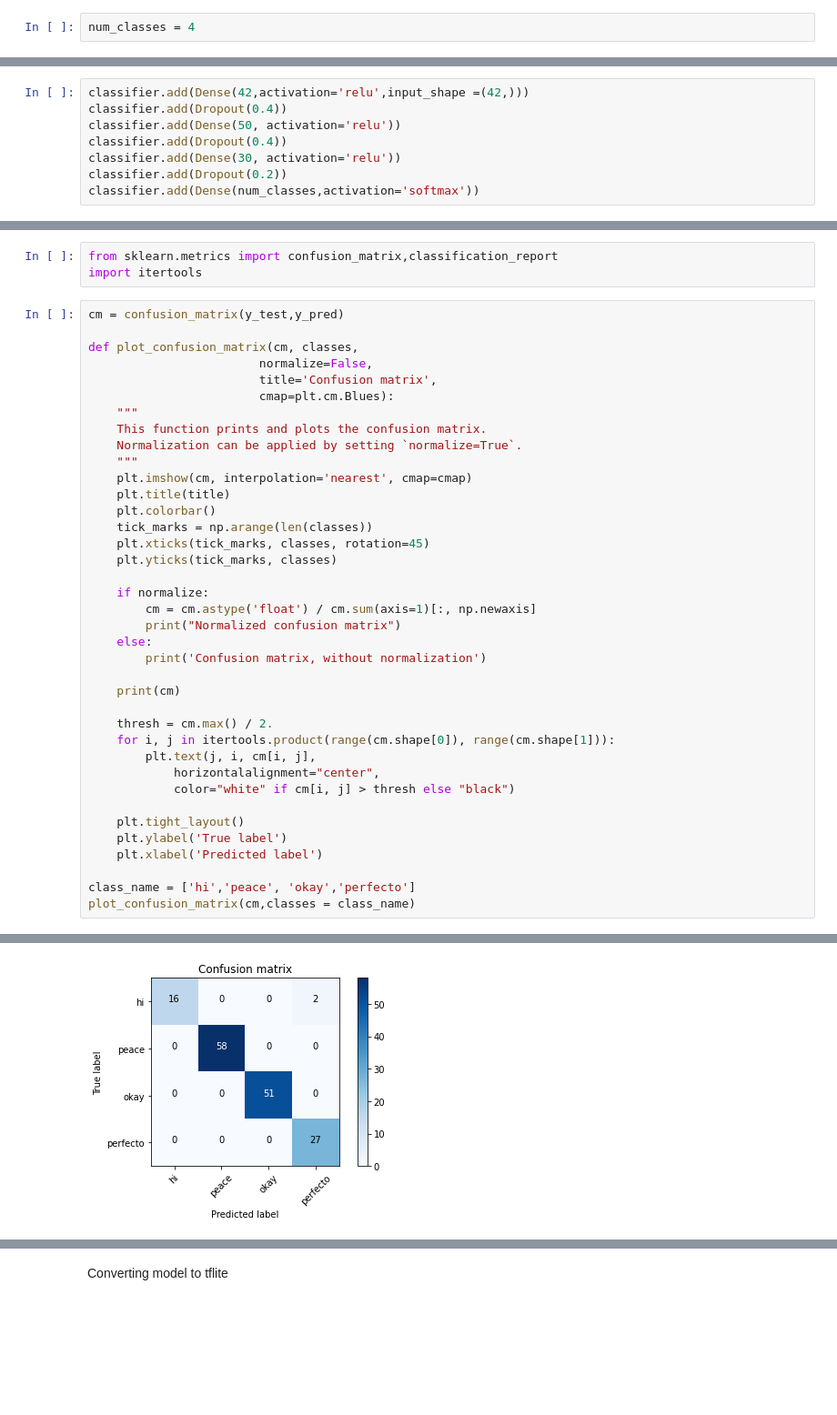
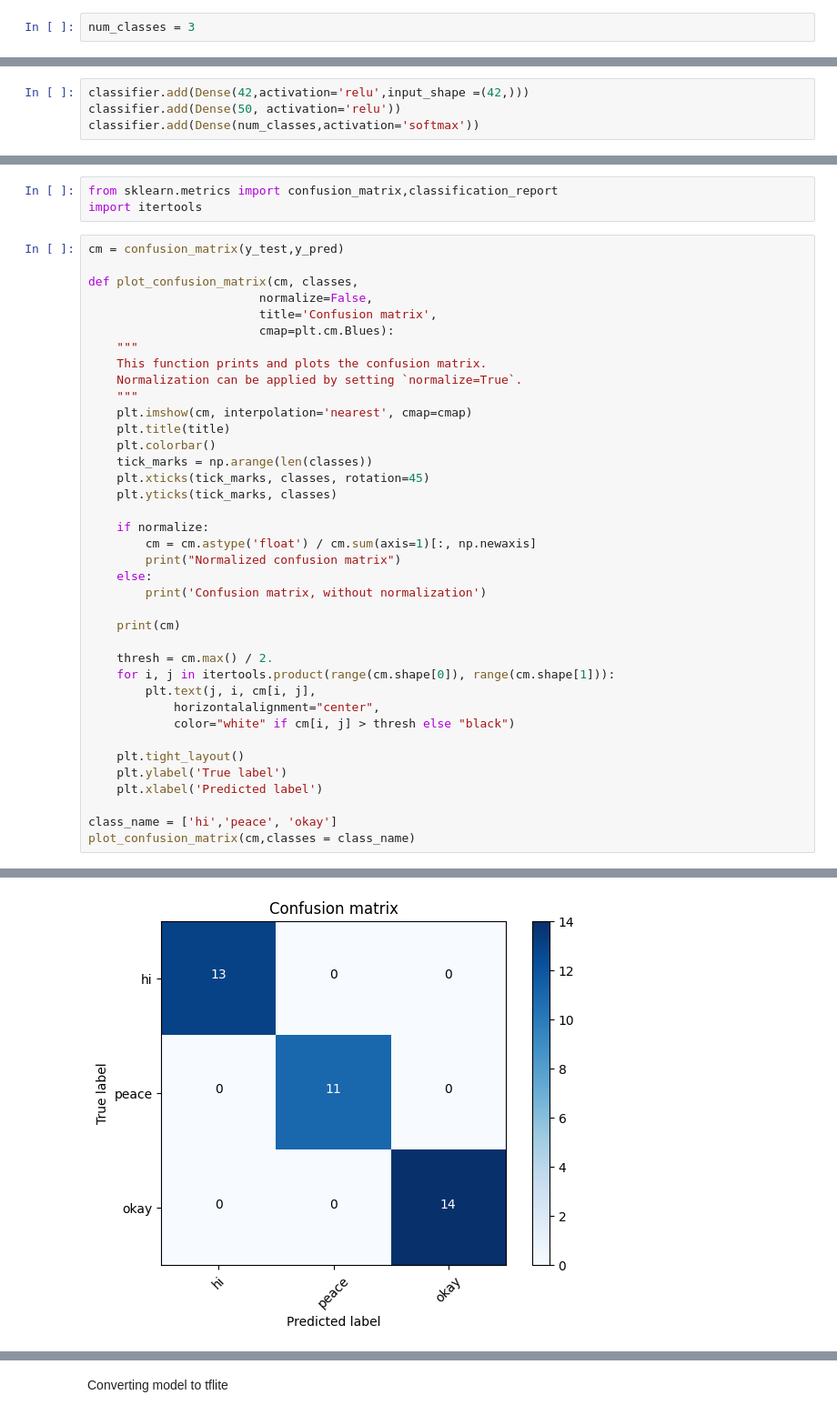
Before and after one commit to Themaytrix/hand-gesture-recognition, a Jupyter notebook: hand-gesture-recognition/keyclassifier.ipynb, the cells around one changed output, grey strips where cells are left out. Shown: that part at 91% size. Drawn from its saved outputs; the diff is of its cells as text; blank space fills up the shorter version.

```diff
--- a/hand-gesture-recognition/keyclassifier.ipynb
+++ b/hand-gesture-recognition/keyclassifier.ipynb
@@ -6,7 +6,7 @@ import matplotlib.pyplot as plt
 save_model_path = 'models/savedkeypoints.h5'
 tflite_model_path = 'models/savedkeypointclassifies.tflite'
 # %%
-num_classes = 4
+num_classes = 3
 # %% [markdown]
 Data Preprocessing
 # %%
@@ -30,10 +37,6 @@ classifier = Sequential()
 # %%
 classifier.add(Dense(42,activation='relu',input_shape =(42,)))
-classifier.add(Dropout(0.4))
 classifier.add(Dense(50, activation='relu'))
-classifier.add(Dropout(0.4))
-classifier.add(Dense(30, activation='relu'))
-classifier.add(Dropout(0.2))
 classifier.add(Dense(num_classes,activation='softmax'))
 # %%
 classifier.summary()
@@ -137,7 +149,7 @@ def plot_confusion_matrix(cm, classes,
     plt.ylabel('True label')
     plt.xlabel('Predicted label')
 
-class_name = ['hi','peace', 'okay','perfecto']
+class_name = ['hi','peace', 'okay']
 plot_confusion_matrix(cm,classes = class_name)
 # %% [output]
 Confusion matrix, without normalization
@@ -148,4 +159,4 @@ Confusion matrix, without normalization
-[figure, old version]
+[figure, new version]
 # %%
 cr = classification_report(y_test,y_pred)
 print(cr)
```
Also changed, not shown: parts of 10 cells of this notebook, 10 other files.
